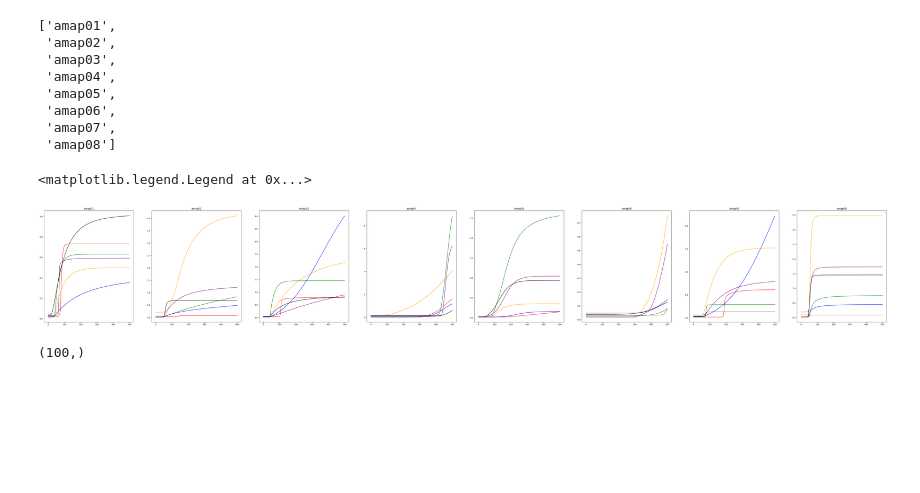
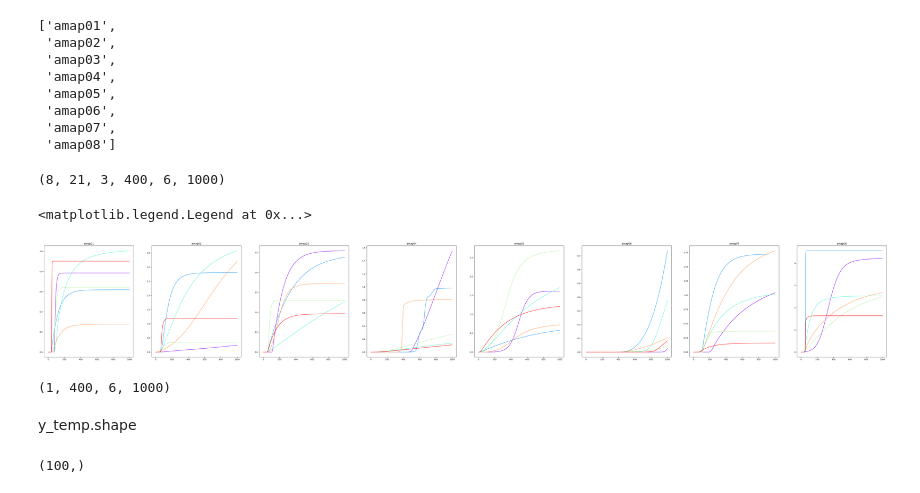
Before and after one commit to hbmep/rat-mapping, a Jupyter notebook: notebooks/L_CIRC/v2_selectivity.ipynb, the cells around one changed output. Saved outputs shown, nothing was run; the diff lists cells and outputs as text; code cells hidden in the pictures; blank space fills up the shorter version.

```diff
--- a/notebooks/L_CIRC/v2_selectivity.ipynb
+++ b/notebooks/L_CIRC/v2_selectivity.ipynb
@@ -421,30 +455,42 @@ subjects
  'amap06',
  'amap07',
  'amap08']
+# %%
+orig_y.shape
+# %% [output]
+(8, 21, 3, 400, 6, 1000)
 # %%
-cpos = "C6LNE-C6LSW"
-colors = ["red", "orange", "purple", "green", "blue", "black"]
+cpos = np.array(["C6LS-C6LN"])
+cpos = encoder_dict[model.features[1]].transform(cpos)
+
 plot_labels = []
 titles = []
 fig, ax = plt.subplots(1,8, figsize=(75, 10))
+x_range = list(range(1, 1001))
 
 for idx, s in enumerate(subjects):
-    subject_encoded, cpos_encoded = encoder_dict[model.features[0]].transform([s]).item(), encoder_dict[model.features[1]].transform([cpos]).item()
-    ind = prediction_df[model.features].apply(tuple, axis=1).isin([(subject_encoded, cpos_encoded)])
-    y_temp = posterior_predictive[site.mu][:, ind, :]
-    x_temp = prediction_df[ind][model.intensity].values
+
+    y_temp = orig_y[idx, cpos, 2, ...]
+        # x_temp = [0, 1000]
     ax_temp = ax[idx]
     ax_temp.set_title(s)
 
-    for i in range(y_temp.shape[2]):
-        sns.lineplot(x=x_temp, y=y_temp.mean(axis=0)[..., i], color= colors[i], ax = ax_temp)
+    for inm, m in enumerate(model.response):
+        colors = model._get_colors(model.n_response)[inm]
+        sns.lineplot(x=x_range, y=y_temp.mean(axis=1)[0, inm, :], color= colors, ax = ax_temp)
         # plot_labels.append(f"{colors[i]}: {response[i]}")
 
 plt.legend(plot_labels)
 # sns.move_legend(ax, "upper left", bbox_to_anchor=(1, 1))
 # %% [output]
 <matplotlib.legend.Legend at 0x...>
-[figure, old version]
+[figure, new version]
+# %%
+y_temp.shape
+# %% [output]
+(1, 400, 6, 1000)
+# %% [markdown]
+y_temp.shape
 # %%
 subject, cpos = "amap01", "C6LNE-C6LSW"
 subject_encoded, cpos_encoded = encoder_dict[model.features[0]].transform([subject]).item(), encoder_dict[model.features[1]].transform([cpos]).item()
```
Also changed, not shown: parts of 14 cells of this notebook, 2 other files.
